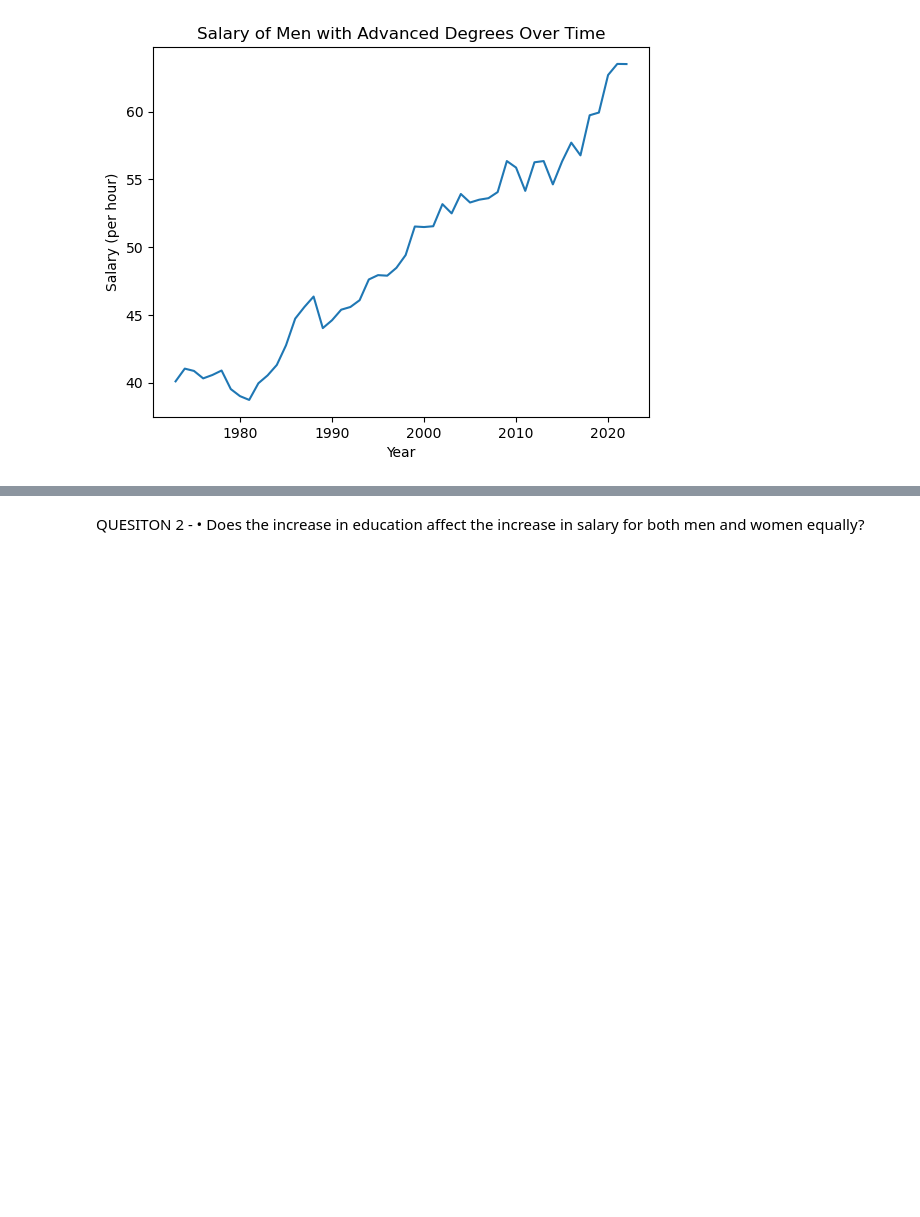
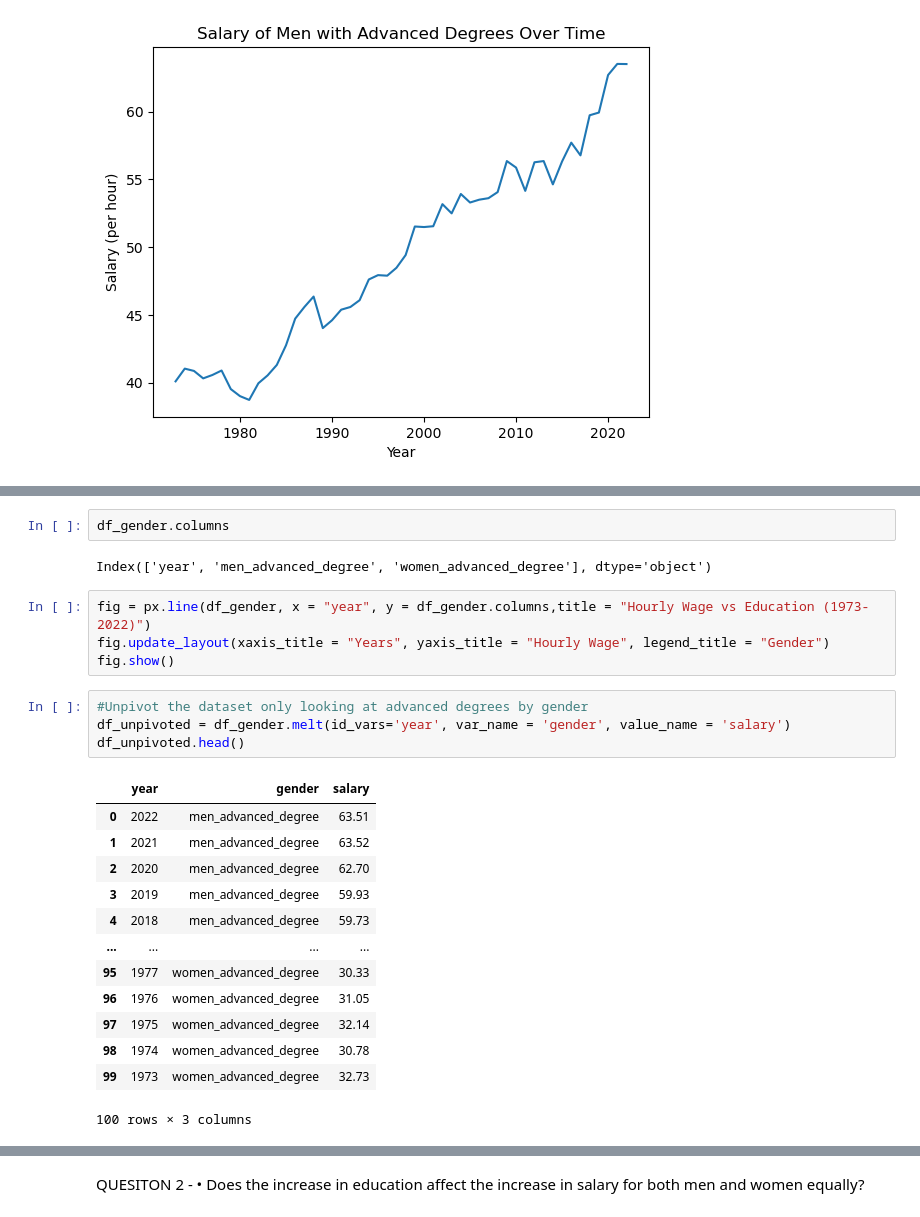
Before and after one commit to Crashapple/Project_1, a Jupyter notebook: Project1.ipynb, the cells around one changed output, grey strips where cells are left out. Cells and saved outputs as stored; diff of their text form; blank space fills up the shorter version.

```diff
--- a/Project1.ipynb
+++ b/Project1.ipynb
@@ -89,0 +124,26 @@ plt.show()
+# %%
+df_gender.columns
+# %% [output]
+Index(['year', 'men_advanced_degree', 'women_advanced_degree'], dtype='object')
+# %%
+fig = px.line(df_gender, x = "year", y = df_gender.columns,title = "Hourly Wage vs Education (1973-2022)")
+fig.update_layout(xaxis_title = "Years", yaxis_title = "Hourly Wage", legend_title = "Gender")
+fig.show()
+# %%
+#Unpivot the dataset only looking at advanced degrees by gender
+df_unpivoted = df_gender.melt(id_vars='year', var_name = 'gender', value_name = 'salary')
+df_unpivoted.head()
+# %% [output]
+|  | year | gender | salary |
+| 0 | 2022 | men_advanced_degree | 63.51 |
+| 1 | 2021 | men_advanced_degree | 63.52 |
+| 2 | 2020 | men_advanced_degree | 62.70 |
+| 3 | 2019 | men_advanced_degree | 59.93 |
+| 4 | 2018 | men_advanced_degree | 59.73 |
+| ... | ... | ... | ... |
+| 95 | 1977 | women_advanced_degree | 30.33 |
+| 96 | 1976 | women_advanced_degree | 31.05 |
+| 97 | 1975 | women_advanced_degree | 32.14 |
+| 98 | 1974 | women_advanced_degree | 30.78 |
+| 99 | 1973 | women_advanced_degree | 32.73 |
+100 rows × 3 columns
```
Also changed, not shown: parts of 8 cells of this notebook.
